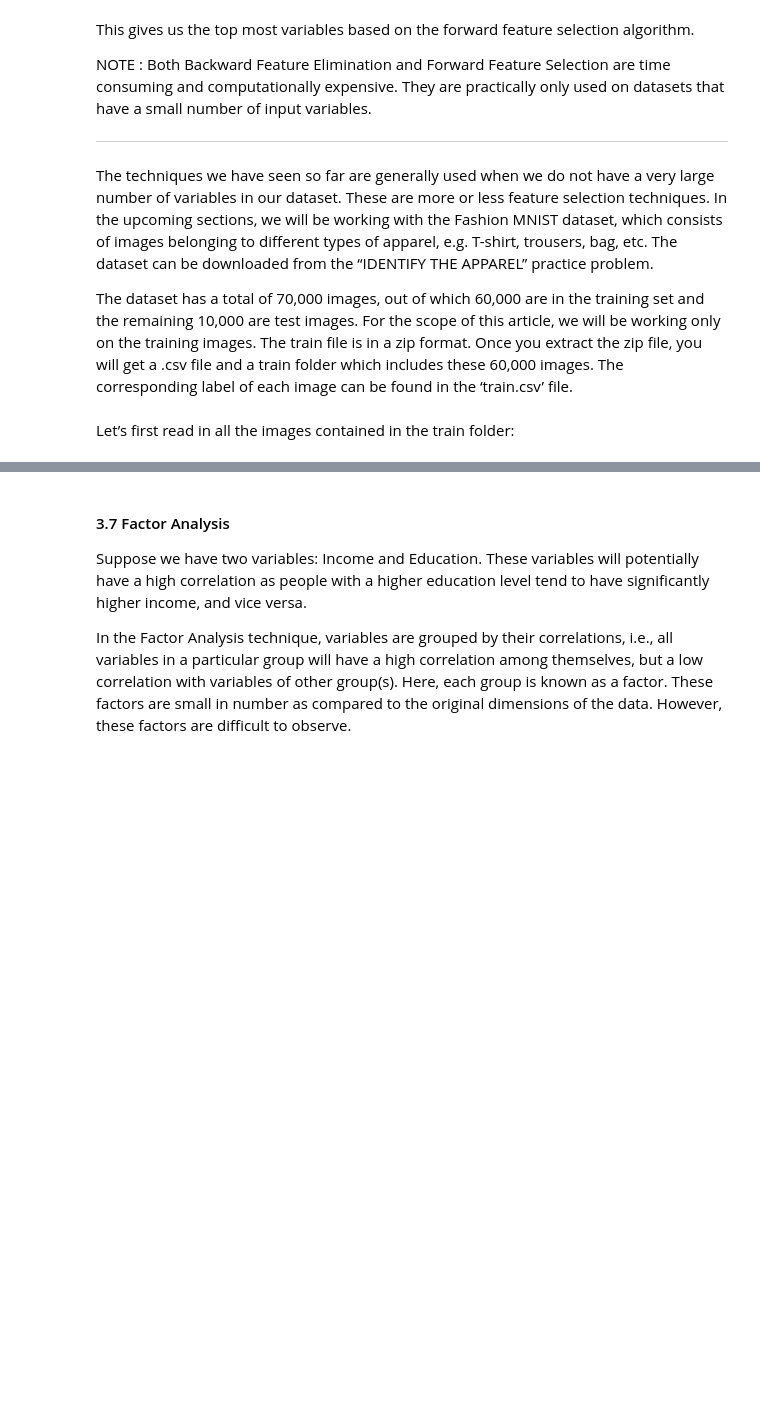
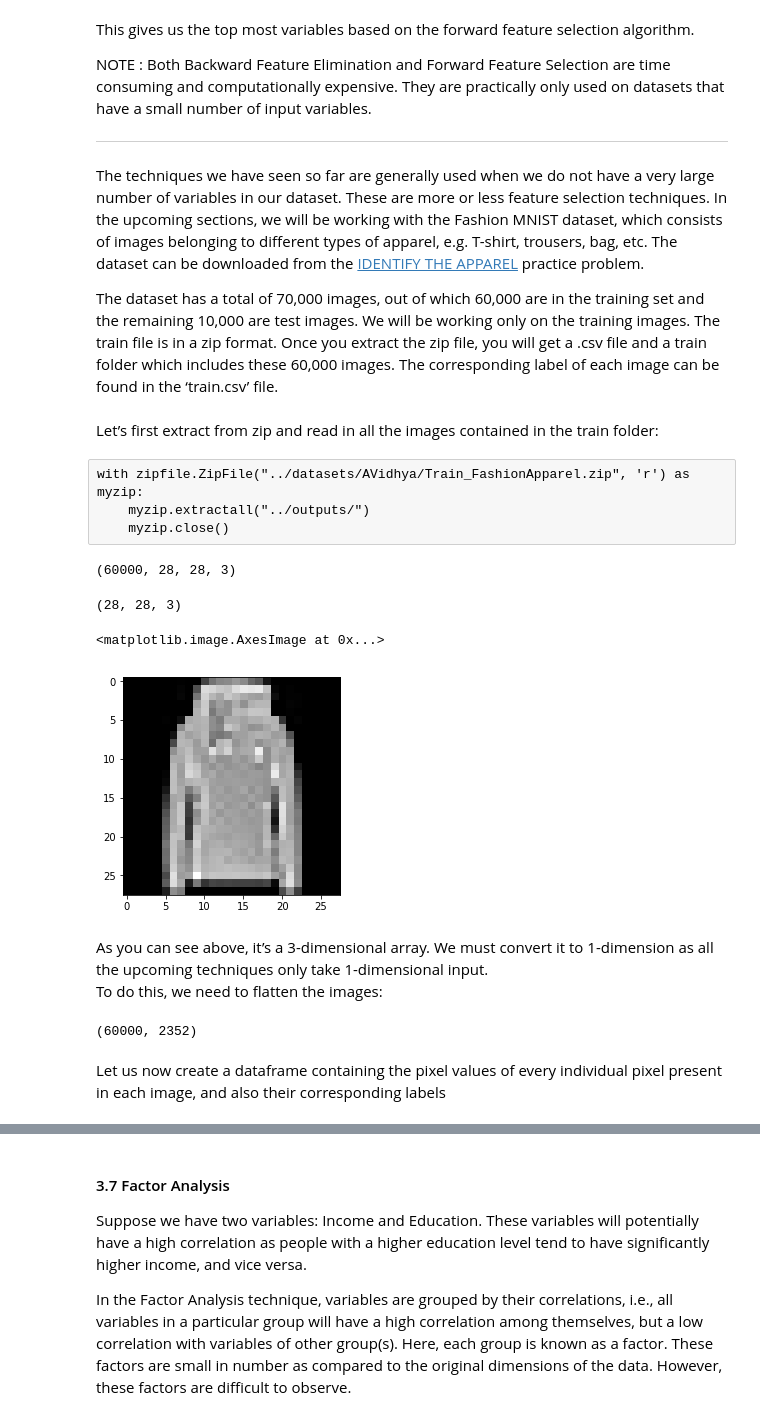
Before and after one commit to rsouza/FGV_Intro_DS, a Jupyter notebook: notebooks/EDA_Dimensionality_Reduction.ipynb, the cells around one changed output, grey strips where cells are left out. Saved outputs shown, nothing was run; the diff lists cells and outputs as text; code cells hidden in the pictures; blank space fills up the shorter version.

```diff
--- a/notebooks/EDA_Dimensionality_Reduction.ipynb
+++ b/notebooks/EDA_Dimensionality_Reduction.ipynb
@@ -445,10 +449,42 @@ NOTE : Both Backward Feature Elimination and Forward Feature Selection are time
 
 ---
 # %% [markdown]
-The techniques we have seen so far are generally used when we do not have a very large number of variables in our dataset. These are more or less feature selection techniques. In the upcoming sections, we will be working with the Fashion MNIST dataset, which consists of images belonging to different types of apparel, e.g. T-shirt, trousers, bag, etc. The dataset can be downloaded from the “IDENTIFY THE APPAREL” practice problem.
+The techniques we have seen so far are generally used when we do not have a very large number of variables in our dataset. These are more or less feature selection techniques. In the upcoming sections, we will be working with the Fashion MNIST dataset, which consists of images belonging to different types of apparel, e.g. T-shirt, trousers, bag, etc. The dataset can be downloaded from the [IDENTIFY THE APPAREL](https://datahack.analyticsvidhya.com/contest/practice-problem-identify-the-apparels/) practice problem.
 
-The dataset has a total of 70,000 images, out of which 60,000 are in the training set and the remaining 10,000 are test images. For the scope of this article, we will be working only on the training images. The train file is in a zip format. Once you extract the zip file, you will get a .csv file and a train folder which includes these 60,000 images. The corresponding label of each image can be found in the ‘train.csv’ file.
+The dataset has a total of 70,000 images, out of which 60,000 are in the training set and the remaining 10,000 are test images. We will be working only on the training images. The train file is in a zip format. Once you extract the zip file, you will get a .csv file and a train folder which includes these 60,000 images. The corresponding label of each image can be found in the ‘train.csv’ file.
 # %% [markdown]
-Let’s first read in all the images contained in the train folder:
+Let’s first extract from zip and read in all the images contained in the train folder:
+# %% [raw]
+with zipfile.ZipFile("../datasets/AVidhya/Train_FashionApparel.zip", 'r') as myzip:
+    myzip.extractall("../outputs/")
+    myzip.close()
 # %%
-images = [cv2.imread(file) for file in glob('train/*.png')]
+images = [cv2.imread(file) for file in glob('../outputs/train/*.png')]
+images = np.array(images)
+images.shape
+# %% [output]
+(60000, 28, 28, 3)
+# %%
+images[0,:,:,:].shape
+# %% [output]
+(28, 28, 3)
+# %%
+plt.imshow(images[0,:,:,:], interpolation='nearest')
+# %% [output]
+<matplotlib.image.AxesImage at 0x...>
+[figure, added]
+# %% [markdown]
+As you can see above, it’s a 3-dimensional array. We must convert it to 1-dimension as all the upcoming techniques only take 1-dimensional input.
+To do this, we need to flatten the images:
+# %%
+image = []
+for i in range(0,60000):
+    img = images[i].flatten()
+    image.append(img)
+image = np.array(image)
+
+image.shape
+# %% [output]
+(60000, 2352)
+# %% [markdown]
+Let us now create a dataframe containing the pixel values of every individual pixel present in each image, and also their corresponding labels
```
Also changed, not shown: parts of 32 cells of this notebook, 3 other files.
